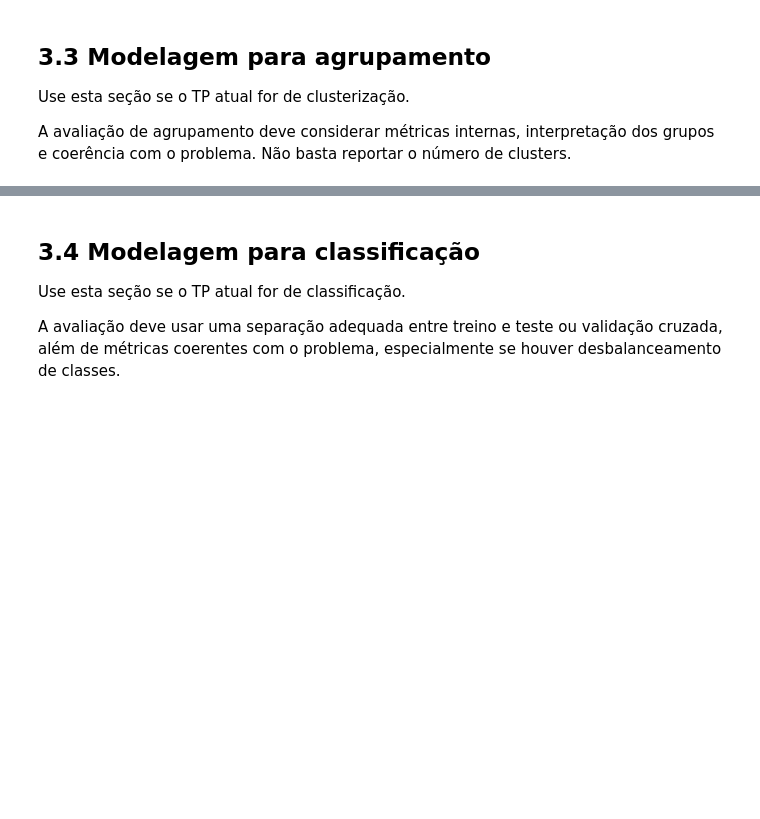
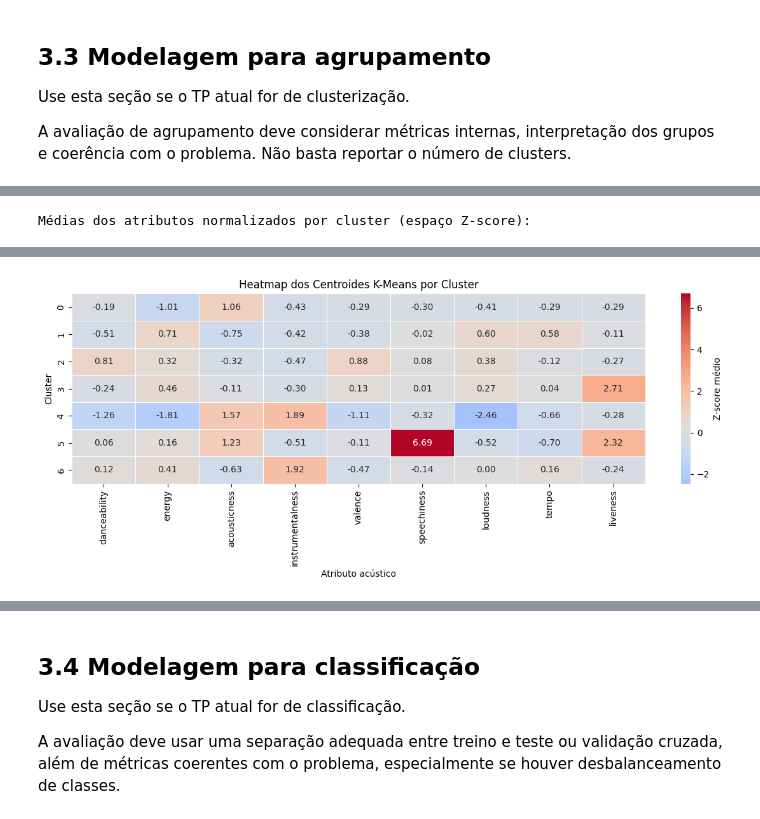
Before and after one commit to carolinabarcellos/TP-2-Mineracao, a Jupyter notebook: TP2_Fase3_Grupo1.ipynb, the cells around one changed output, grey strips where cells are left out. Cells and saved outputs as stored; diff of their text form; code cells hidden in the pictures; blank space fills up the shorter version.

```diff
--- a/TP2_Fase3_Grupo1.ipynb
+++ b/TP2_Fase3_Grupo1.ipynb
@@ -851,11 +852,13 @@ A solução final não precisa ser idêntica à melhor resposta da LLM. Ela deve
 # %%
-# Registro simples de experimentos
-# Ajuda a manter rastreabilidade de parâmetros e resultados.
+# Registro de experimentos
+import os, json, time
+from datetime import datetime
 
+OUTPUT_DIR = "outputs"
+os.makedirs(OUTPUT_DIR, exist_ok=True)
 experimentos = []
 
-
-def registrar_experimento(nome: str, algoritmo: str, parametros: dict, metricas: dict, observacoes: str = ""):
+def registrar_experimento(nome, algoritmo, parametros, metricas, observacoes=""):
     registro = {
         "timestamp": datetime.now().isoformat(timespec="seconds"),
         "nome": nome,
@@ -867,17 +870,9 @@ def registrar_experimento(nome: str, algoritmo: str, parametros: dict, metricas:
     experimentos.append(registro)
     return registro
 
-
-def salvar_experimentos(caminho: str = os.path.join(OUTPUT_DIR, "experimentos.json")):
+def salvar_experimentos(caminho=os.path.join(OUTPUT_DIR, "experimentos.json")):
     with open(caminho, "w", encoding="utf-8") as f:
         json.dump(experimentos, f, indent=2, ensure_ascii=False)
     print(f"Experimentos salvos em: {caminho}")
 
-# Exemplo:
-# registrar_experimento(
-#     nome="teste_inicial",
-#     algoritmo="Apriori",
-#     parametros={"min_support": 0.05, "min_confidence": 0.6},
-#     metricas={"n_regras": 100, "tempo_segundos": 1.23},
-#     observacoes="Teste preliminar."
-# )
+print("Módulo de rastreabilidade carregado.")
@@ -1038,0 +1340,25 @@ def executar_agrupamento_basico(X: pd.DataFrame):
+# %%
+# Interpretação semântica dos clusters K-Means
+df_resultado = df_metadados.copy()
+df_resultado["cluster_kmeans"] = labels_kmeans
+colunas_acusticas = list(X.columns)
+df_resultado_feat = df_resultado.copy()
+df_resultado_feat[colunas_acusticas] = X.values  # X já normalizado
+centroides = df_resultado_feat.groupby("cluster_kmeans")[colunas_acusticas].mean()
+
+print("Médias dos atributos normalizados por cluster (espaço Z-score):")
+display(centroides.round(3))
+
+# Heatmap dos centroides
+plt.figure(figsize=(12, 5))
+import seaborn as sns
+sns.heatmap(centroides, annot=True, fmt=".2f", cmap="coolwarm", center=0,
+            linewidths=0.5, cbar_kws={"label": "Z-score médio"})
+plt.title("Heatmap dos Centroides K-Means por Cluster")
+plt.xlabel("Atributo acústico")
+plt.ylabel("Cluster")
+plt.tight_layout()
+plt.savefig(os.path.join(OUTPUT_DIR, "centroides_heatmap.png"), dpi=120, bbox_inches="tight")
+plt.show()
+# %% [output]
+Médias dos atributos normalizados por cluster (espaço Z-score):
@@ -1038,0 +1374 @@ def executar_agrupamento_basico(X: pd.DataFrame):
+[figure, added]
```
Also changed, not shown: parts of 17 cells of this notebook, 6 other files.
